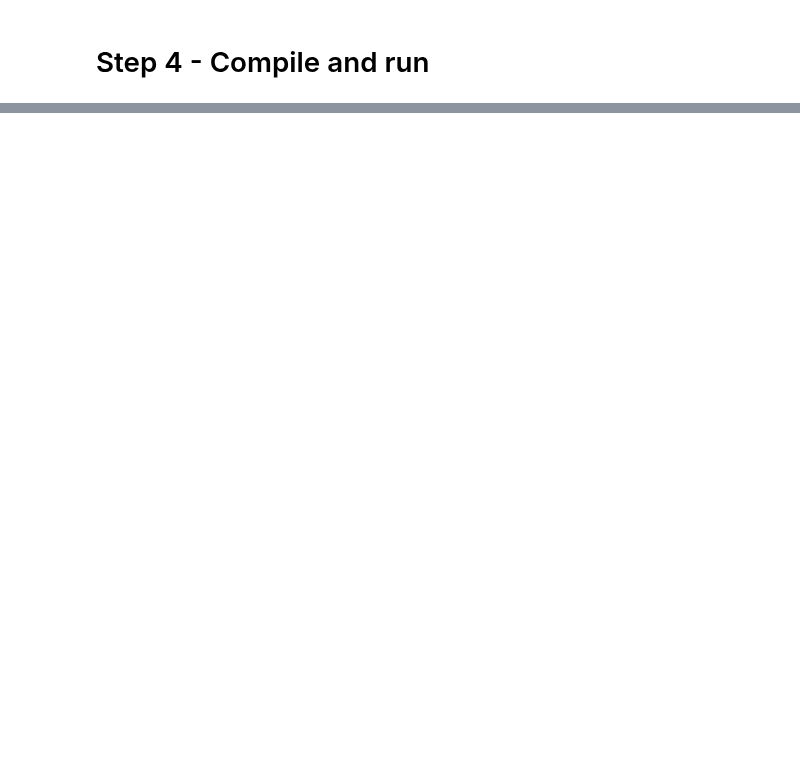
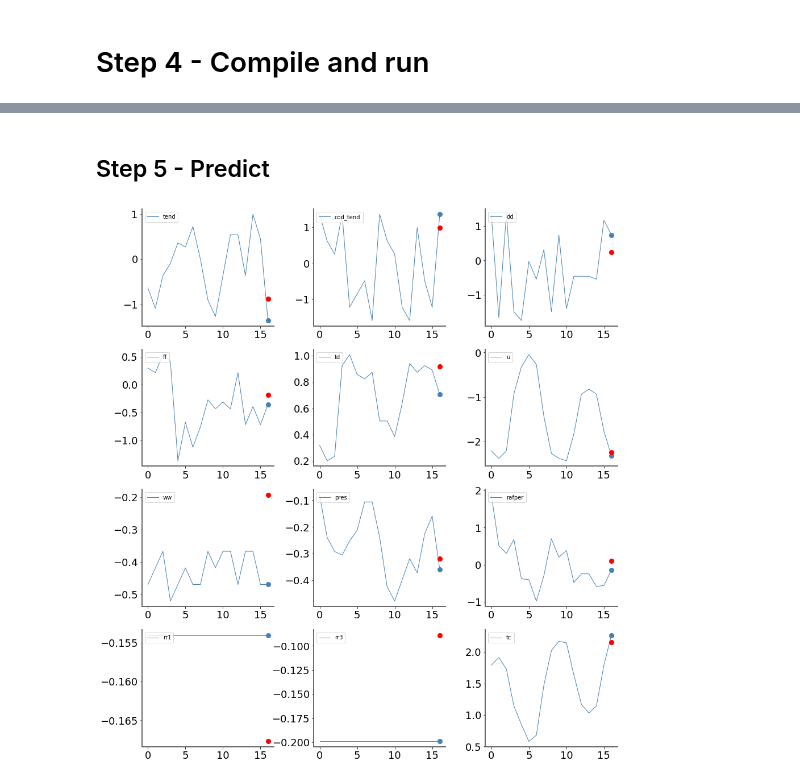
Before and after one commit to Jean-Christ1/Deep-Learning-with-Keras-and-Tensorflow, a Jupyter notebook: SYNOP/01-Try-a-peediction.ipynb, the cells around one changed output, grey strips where cells are left out. Saved outputs shown, nothing was run; the diff lists cells and outputs as text; code cells hidden in the pictures; blank space fills up the shorter version.

```diff
--- a/SYNOP/01-Try-a-peediction.ipynb
+++ b/SYNOP/01-Try-a-peediction.ipynb
@@ -105,16 +131,21 @@ y_test  :  (4165, 5)
 # %% [markdown]
 ### 2.2 - Prepare data generator
 # %%
-sequence_len = 10
+sequence_len = 16
 batch_size   = 32
-n_features   = x_train.shape[1]
 
-train_generator = TimeseriesGenerator(x_train, y_train, length=sequence_len, batch_size=batch_size)
+# ---- Train generator
+train_generator = TimeseriesGenerator(dataset_train, dataset_train, length=sequence_len,  batch_size=batch_size)
+test_generator  = TimeseriesGenerator(dataset_test,  dataset_test,  length=sequence_len,  batch_size=batch_size)
 
 # ---- About
 
-print(f'Nombre de batchs disponibles : ', len(train_generator))
 x,y=train_generator[0]
+print(f'Nombre de train batchs disponibles : ', len(train_generator))
 print('batch x shape : ',x.shape)
 print('batch y shape : ',y.shape)
+
+# x,y=train_generator[0]
+# np_print(x[0])
+# np_print(y[0])
 # %% [output]
@@ -173,0 +226,35 @@ Epoch 10/10
+# %% [markdown]
+## Step 5 - Predict
+# %%
+loaded_model = tf.keras.models.load_model('./run/models/best_model.h5')
+# %%
+# ---- Get a sequence
+
+i=random.randint(0,len(dataset_test)-sequence_len)
+sequence      = dataset_test[i:i+sequence_len]
+sequence_true = dataset_test[i:i+sequence_len+1]
+
+
+pred = loaded_model.predict( np.array([sequence]) )
+
+t=np.arange(sequence_len+1)
+
+columns = 3
+width=5
+height=4
+
+rows = math.ceil(features_len/columns)
+fig  = plt.figure(figsize=(columns*width, rows*(height+0.35)))
+fig.subplots_adjust(wspace=0.3,hspace=0.2)
+n=1
+for i in range(features_len):
+    ax=fig.add_subplot(rows, columns, n)
+    ax.plot(t,       sequence_true[:,i],    '-',  linewidth=1, color='steelblue', label=features[i])
+    ax.plot(t[-1],   sequence_true[-1:,i],  'o',  fillstyle='full',  markersize=8, color='steelblue') # ce qui nous interesse
+    ax.plot(t[-1],   [pred[0][i]],          'o',  fillstyle='full',  markersize=8, color='red') # ce qui nous interesse
+
+    ax.legend(loc="upper left")
+    n+=1
+plt.show()
+# %% [output]
+[figure, added]
```
Also changed, not shown: parts of 14 cells of this notebook, 2 other files.
